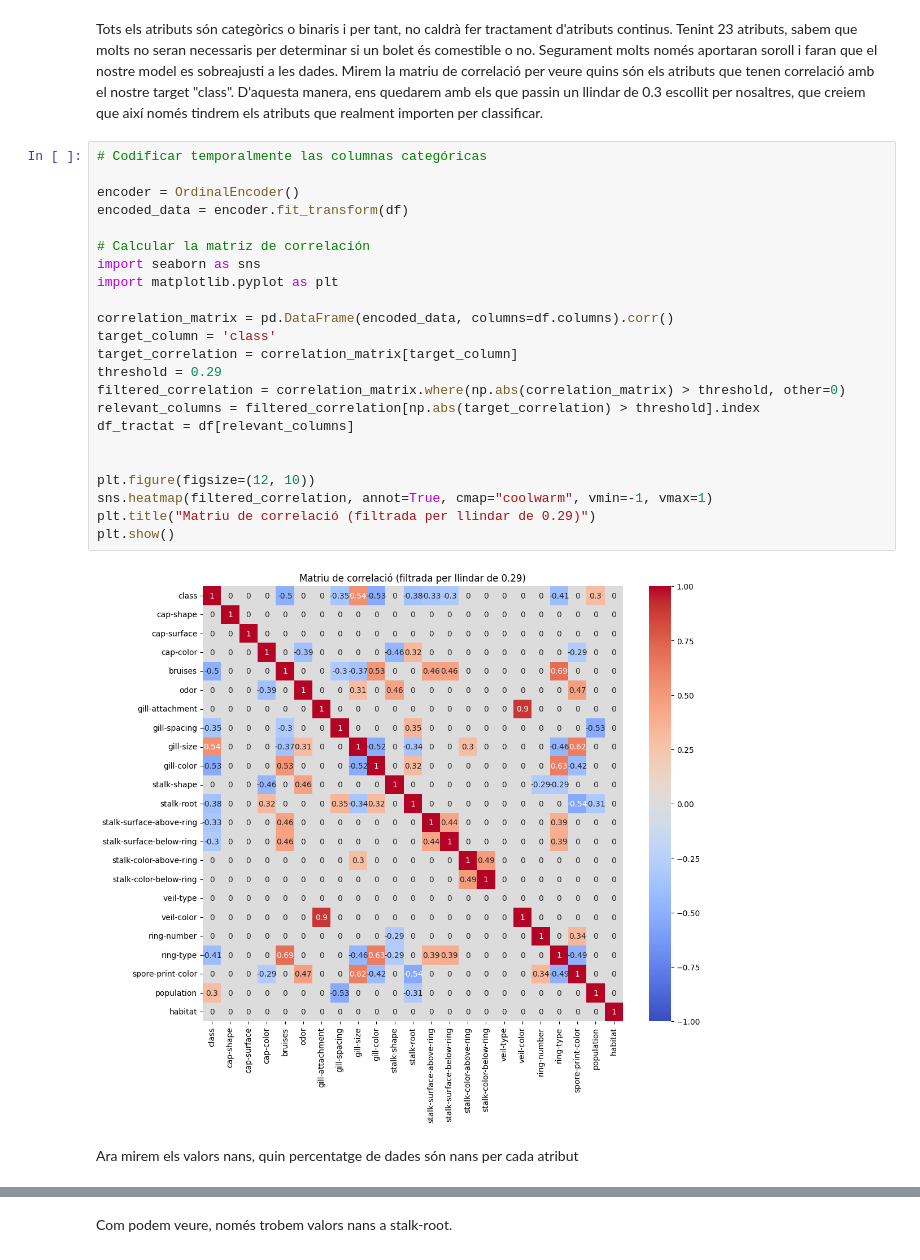
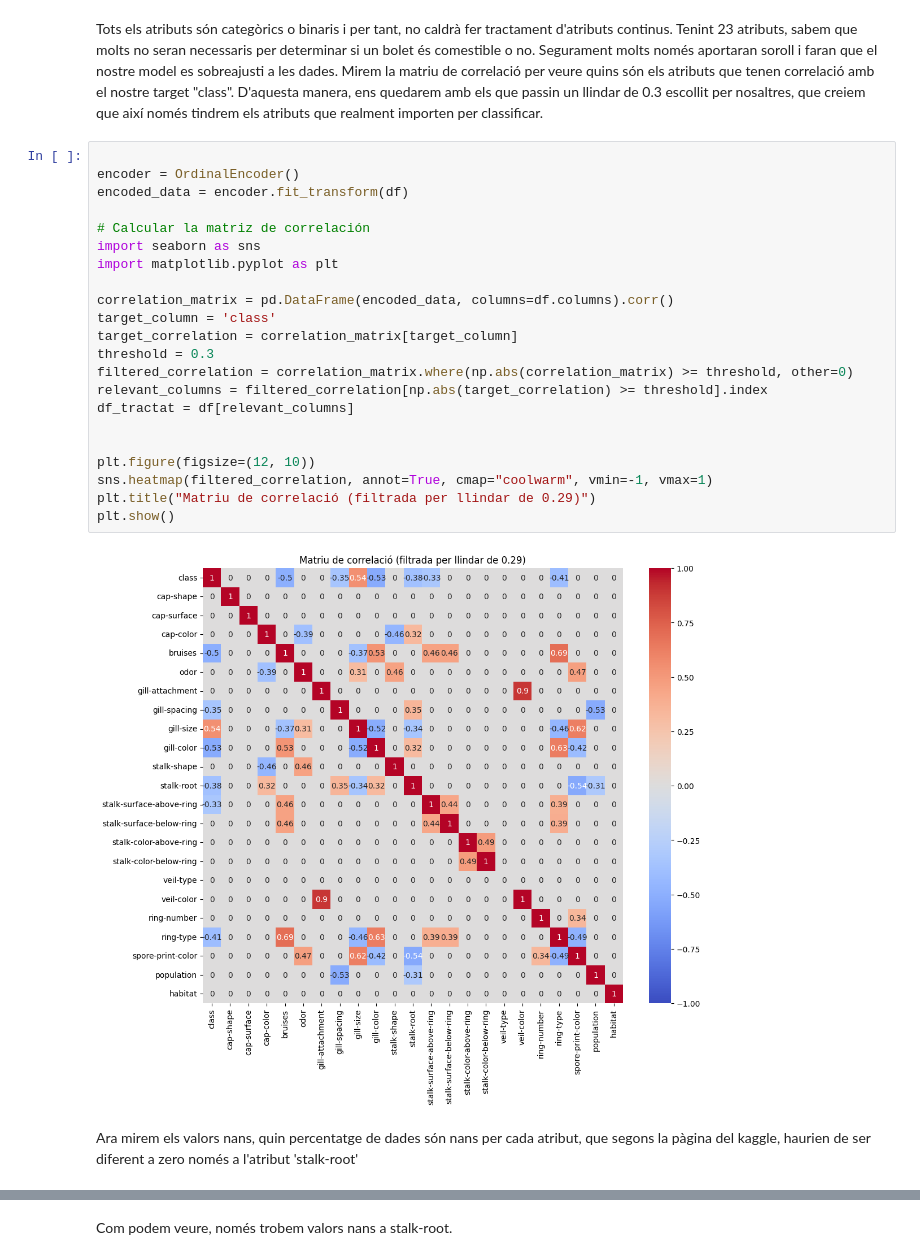
Before and after one commit to NIU1674092/kaggle, a Jupyter notebook: mushrooms.ipynb, the cells around one changed output, grey strips where cells are left out. Cells and saved outputs as stored; diff of their text form.

```diff
--- a/mushrooms.ipynb
+++ b/mushrooms.ipynb
@@ -94,30 +94,29 @@ Com podem veure, el dataset té 23 atributs: class ,cap-shape,cap-surface,cap-co
 # %% [markdown]
 Tots els atributs són categòrics o binaris i per tant, no caldrà fer tractament d'atributs continus. Tenint 23 atributs, sabem que molts no seran necessaris per determinar si un bolet és comestible o no. Segurament molts només aportaran soroll i faran que el nostre model es sobreajusti a les dades. Mirem la matriu de correlació per veure quins són els atributs que tenen correlació amb el nostre target "class". D'aquesta manera, ens quedarem amb els que passin un llindar de 0.3 escollit per nosaltres, que creiem que així només tindrem els atributs que realment importen per classificar.
 # %%
-# Codificar temporalmente las columnas categóricas
 
 encoder = OrdinalEncoder()
 encoded_data = encoder.fit_transform(df)
 
 # Calcular la matriz de correlación
 import seaborn as sns
 import matplotlib.pyplot as plt
 
 correlation_matrix = pd.DataFrame(encoded_data, columns=df.columns).corr()
 target_column = 'class'
 target_correlation = correlation_matrix[target_column]
-threshold = 0.29
-filtered_correlation = correlation_matrix.where(np.abs(correlation_matrix) > threshold, other=0)
-relevant_columns = filtered_correlation[np.abs(target_correlation) > threshold].index
+threshold = 0.3
+filtered_correlation = correlation_matrix.where(np.abs(correlation_matrix) >= threshold, other=0)
+relevant_columns = filtered_correlation[np.abs(target_correlation) >= threshold].index
 df_tractat = df[relevant_columns]
 
 
 plt.figure(figsize=(12, 10))
 sns.heatmap(filtered_correlation, annot=True, cmap="coolwarm", vmin=-1, vmax=1)
 plt.title("Matriu de correlació (filtrada per llindar de 0.29)")
 plt.show()
 # %% [output]
-[figure, old version]
+[figure, new version]
 # %% [markdown]
-Ara mirem els valors nans, quin percentatge de dades són nans per cada atribut
+Ara mirem els valors nans, quin percentatge de dades són nans per cada atribut, que segons la pàgina del kaggle, haurien de ser diferent a zero només a l'atribut 'stalk-root'
 # %%
```
Also changed, not shown: parts of 15 cells of this notebook.
